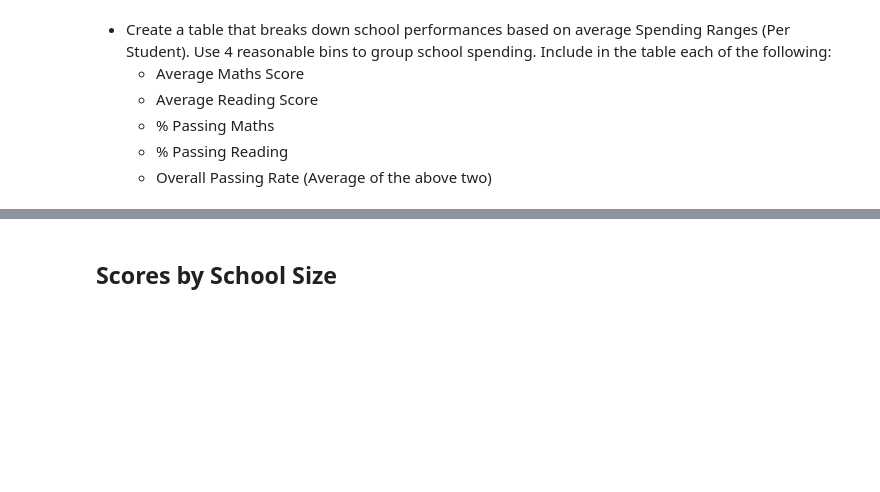
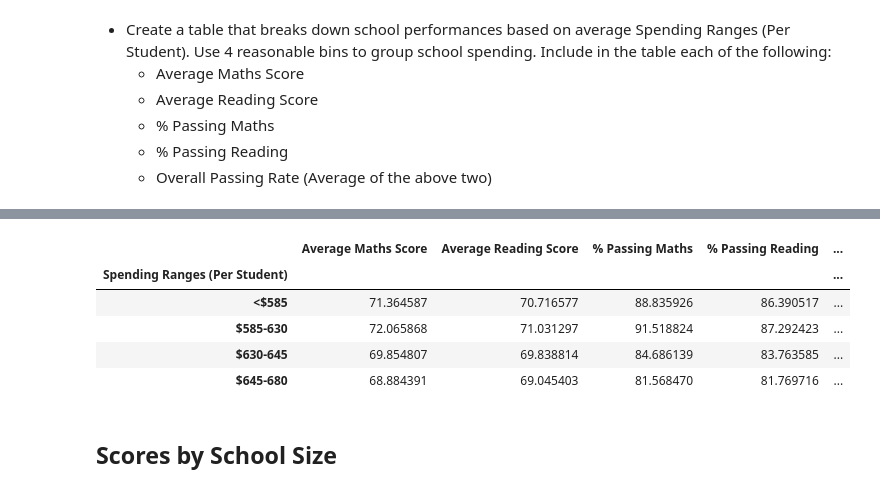
Before and after one commit to Roy-Ip/pandas-challenge, a Jupyter notebook: PyCitySchools_starter.ipynb, the cells around one changed output, grey strips where cells are left out. Drawn from its saved outputs; the diff is of its cells as text; code cells hidden in the pictures; blank space fills up the shorter version.

```diff
--- a/PyCitySchools_starter.ipynb
+++ b/PyCitySchools_starter.ipynb
@@ -715,3 +762,41 @@ reading_scores_by_year
+# %%
+# merge_df["Per Student Budget"] = pd.to_numeric(merge_df["Per Student Budget"], errors='coerce')
+
+# # Define spending bins and labels
+spending_bins = [0, 585, 630, 645, 680]
+labels = ["<$585", "$585-630", "$630-645", "$645-680"]
+
+# Apply pd.cut() to categorize "Per Student Budget" values into spending ranges
+spending_merge_df["Spending Ranges (Per Student)"] = pd.cut(spending_merge_df["Per Student Budget"], spending_bins, labels=labels)
+
+# # Group the DataFrame based on the "Spending Ranges (Per Student)" column
+school_spending_df = spending_merge_df.groupby("Spending Ranges (Per Student)")
+
+# # Calculate means for different metrics based on spending ranges
+spending_maths_scores = school_spending_df["Average Maths Score"].mean()
+spending_reading_scores = school_spending_df["Average Reading Score"].mean()
+spending_passing_maths = school_spending_df["% Passing Maths"].mean()
+spending_passing_reading = school_spending_df["% Passing Reading"].mean()
+overall_passing_spending = school_spending_df["% Overall Passing"].mean()
+
+# # Create a new DataFrame to store the mean values
+spending_summary = pd.DataFrame({
+    "Average Maths Score": spending_maths_scores,
+    "Average Reading Score": spending_reading_scores,
+    "% Passing Maths": spending_passing_maths,
+    "% Passing Reading": spending_passing_reading,
+    "% Overall Passing": overall_passing_spending
+})
+
+# # Display the DataFrame containing means of different metrics based on spending ranges
+spending_summary
+# %% [output]
+|  | Average Maths Score | Average Reading Score | % Passing Maths | % Passing Reading | ... |
+| Spending Ranges (Per Student) |  |  |  |  | ... |
+| <$585 | 71.364587 | 70.716577 | 88.835926 | 86.390517 | ... |
+| $585-630 | 72.065868 | 71.031297 | 91.518824 | 87.292423 | ... |
+| $630-645 | 69.854807 | 69.838814 | 84.686139 | 83.763585 | ... |
+| $645-680 | 68.884391 | 69.045403 | 81.568470 | 81.769716 | ... |
 # %% [markdown]
 ## Scores by School Size
 # %% [markdown]
```
Also changed, not shown: parts of 16 cells of this notebook.
